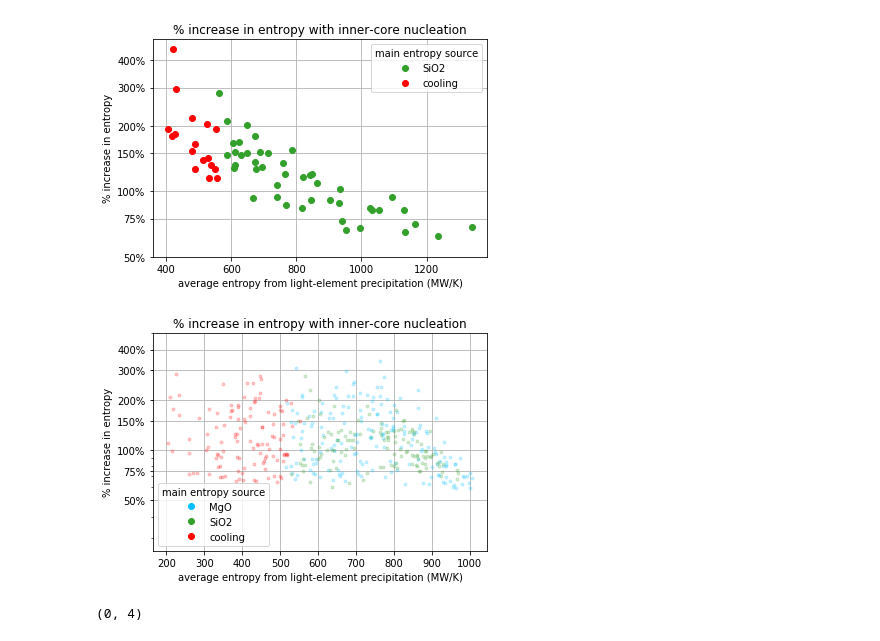
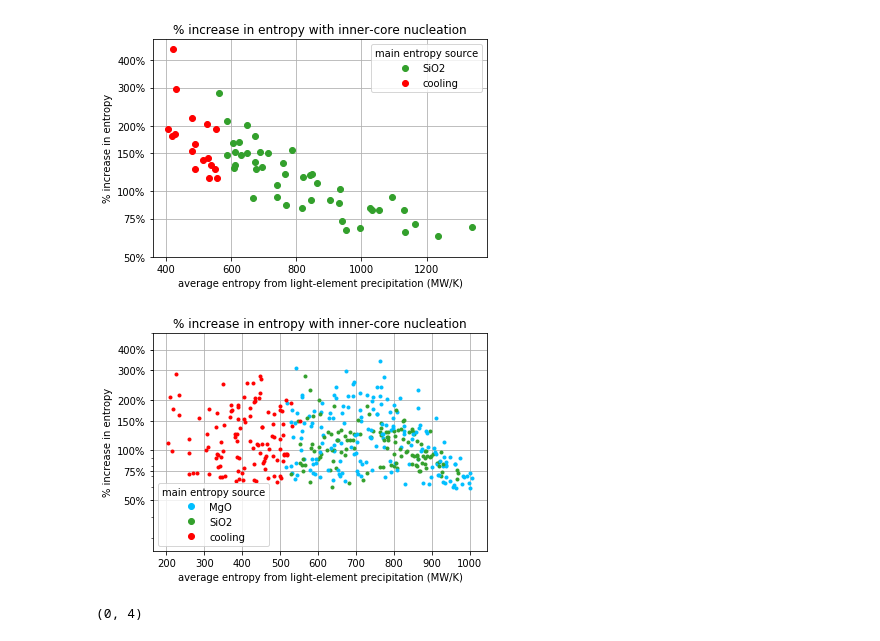
Before and after one commit to nknezek/MgSi-Exsolution, a Jupyter notebook: run explore space.ipynb, the cells around one changed output. Drawn from its saved outputs; the diff is of its cells as text; code cells hidden in the pictures.

Commit message:
change alpha entropy ic

```diff
--- a/run explore space.ipynb
+++ b/run explore space.ipynb
@@ -951,31 +951,31 @@ plt.savefig('entropy_vs_ic_Fischer_noMg.pdf')
 # %%
 df = df10[df10['wt_Mg_0']<2]
 df = df[df['wt_O_0']<12]
 df = df[df['wt_Si_0']<10]
 for i,row in df.iterrows():
     df.loc[i,'in_BadroSeismicPresent'] = BadroSeismicOSiPath.contains_point((row['wt_O_p'],row['wt_Si_p']))
     df.loc[i,'in_FischerOxidizedInitial'] = FischerOxidizedPath.contains_point((row['wt_O_0'],row['wt_Si_0']))
 
 df = df[df['in_BadroSeismicPresent']==True]
 lpatchs = [ plt.plot([],[], marker='o', ls="", mec=None, color=get_color(cnames[i]),
             label="{:s}".format(cnames[i]) )[0]  for i in range(len(cnames)) ]
 colors = maxE_color(df)
 for x,y,c in zip(df['E_ex_t'],df['dE_ic'],colors):
-    plt.semilogy(x,y*100,'.',color=c,alpha=0.2)
+    plt.semilogy(x,y*100,'.',color=c,alpha=1)
 plt.xlabel('average entropy from light-element precipitation (MW/K)')
 plt.ylabel('% increase in entropy')
 plt.title('% increase in entropy with inner-core nucleation')
 yticks = [50,75,100,150,200, 300,400]
 plt.yticks(yticks,['{:.0f}%'.format(x) for x in yticks])
 plt.grid()
 plt.ylim(25,500)
 
 plt.legend(handles=lpatchs[1:], title='main entropy source',)
 plt.savefig('entropy_vs_ic_Fischer_SeismicConstraint.pdf')
 # plt.ylim(0,4)
 # plt.xlim(0,1500)
 # %% [output]
-[figure, old version]
+[figure, new version]
 # %%
 for x,y,c in zip(df10['E_ex_t']/df10['E_s_t'],df10['dE_ic'],colors):
     plt.plot(x,y,'.',color=c)
```
Also changed, not shown: parts of 1 cell of this notebook, 1 other file.
